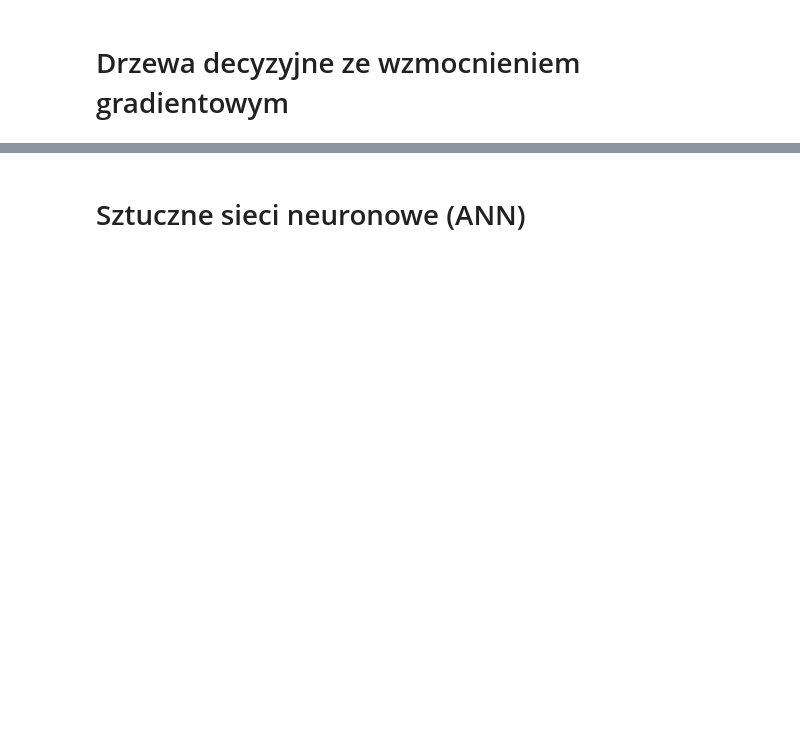
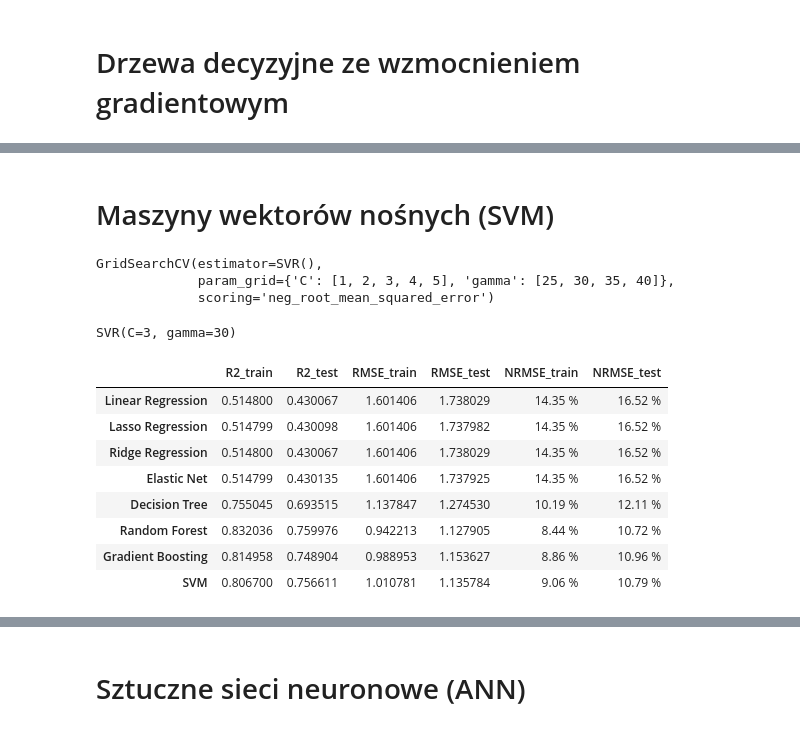
Before and after one commit to rad-mat/Solubility_model_development, a Jupyter notebook: Solubility_model_development.ipynb, the cells around one changed output, grey strips where cells are left out. Drawn from its saved outputs; the diff is of its cells as text; code cells hidden in the pictures; blank space fills up the shorter version.

```diff
--- a/Solubility_model_development.ipynb
+++ b/Solubility_model_development.ipynb
@@ -447,0 +448,2 @@ displayObsPredPlot(y_test, y_pred)
+# %% [markdown]
+# Maszyny wektorów nośnych (SVM)
@@ -447,0 +461,36 @@ displayObsPredPlot(y_test, y_pred)
+# %%
+parameters={"C":[1,2,3,4,5],
+            "gamma":[25,30,35,40]}
+
+reg_svm = svm.SVR()
+
+svm_GS = model_selection.GridSearchCV(reg_svm, parameters, scoring='neg_root_mean_squared_error')
+
+svm_GS.fit(X_train_scaled, y_train_scaled)
+# %% [output]
+GridSearchCV(estimator=SVR(),
+             param_grid={'C': [1, 2, 3, 4, 5], 'gamma': [25, 30, 35, 40]},
+             scoring='neg_root_mean_squared_error')
+# %%
+svm_GS.best_estimator_
+# %% [output]
+SVR(C=3, gamma=30)
+# %%
+reg_svm = svm.SVR(C=svm_GS.best_estimator_.C, gamma=svm_GS.best_estimator_.gamma)
+reg_svm.fit(X_train_scaled, y_train_scaled)
+
+y_learn = scalerY.inverse_transform(reg_svm.predict(X_train_scaled).reshape(-1,1))
+y_pred = scalerY.inverse_transform(reg_svm.predict(X_test_scaled).reshape(-1,1))
+
+summary8 = addMetrics(summary7, 'SVM', y_learn, y_train, y_pred, y_test)
+summary8
+# %% [output]
+|  | R2_train | R2_test | RMSE_train | RMSE_test | NRMSE_train | NRMSE_test |
+| Linear Regression | 0.514800 | 0.430067 | 1.601406 | 1.738029 | 14.35 % | 16.52 % |
+| Lasso Regression | 0.514799 | 0.430098 | 1.601406 | 1.737982 | 14.35 % | 16.52 % |
+| Ridge Regression | 0.514800 | 0.430067 | 1.601406 | 1.738029 | 14.35 % | 16.52 % |
+| Elastic Net | 0.514799 | 0.430135 | 1.601406 | 1.737925 | 14.35 % | 16.52 % |
+| Decision Tree | 0.755045 | 0.693515 | 1.137847 | 1.274530 | 10.19 % | 12.11 % |
+| Random Forest | 0.832036 | 0.759976 | 0.942213 | 1.127905 | 8.44 % | 10.72 % |
+| Gradient Boosting | 0.814958 | 0.748904 | 0.988953 | 1.153627 | 8.86 % | 10.96 % |
+| SVM | 0.806700 | 0.756611 | 1.010781 | 1.135784 | 9.06 % | 10.79 % |
```
Also changed, not shown: parts of 23 cells of this notebook.
